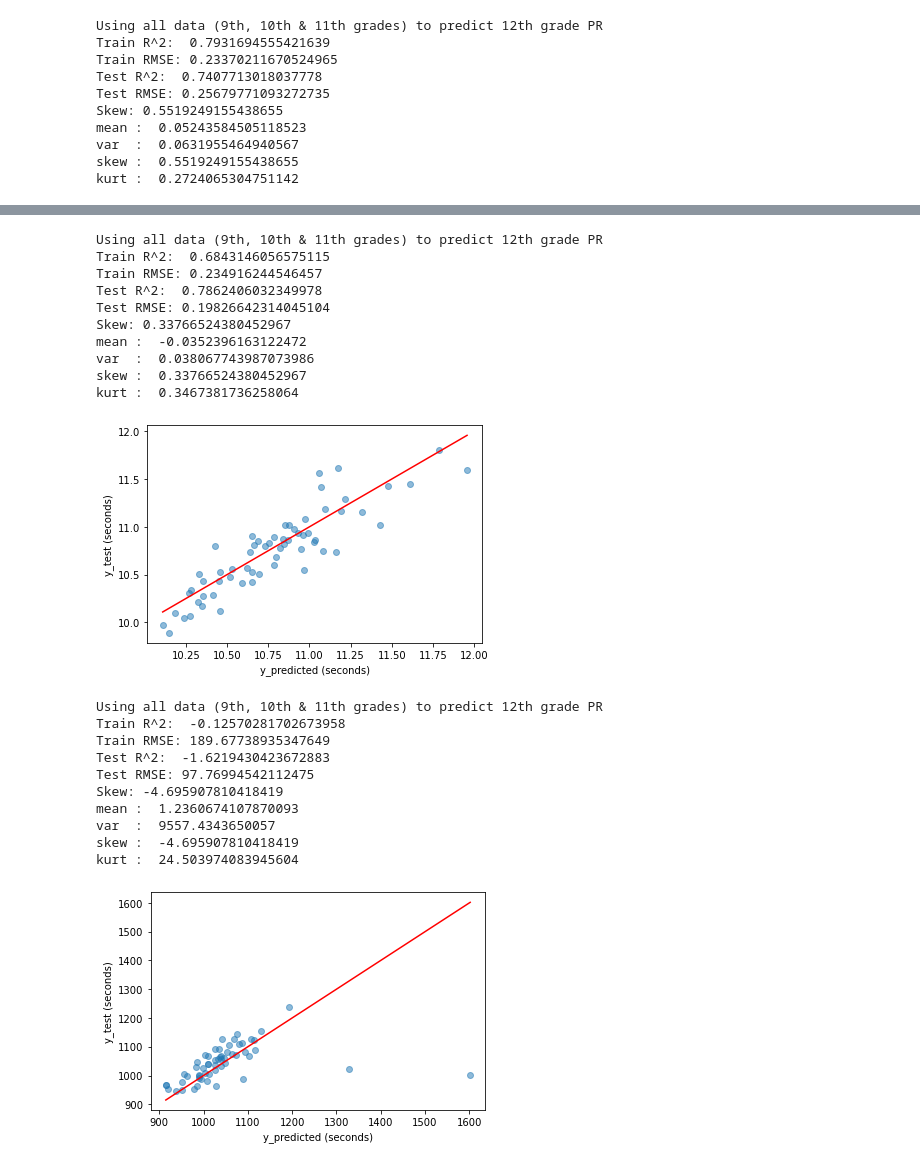
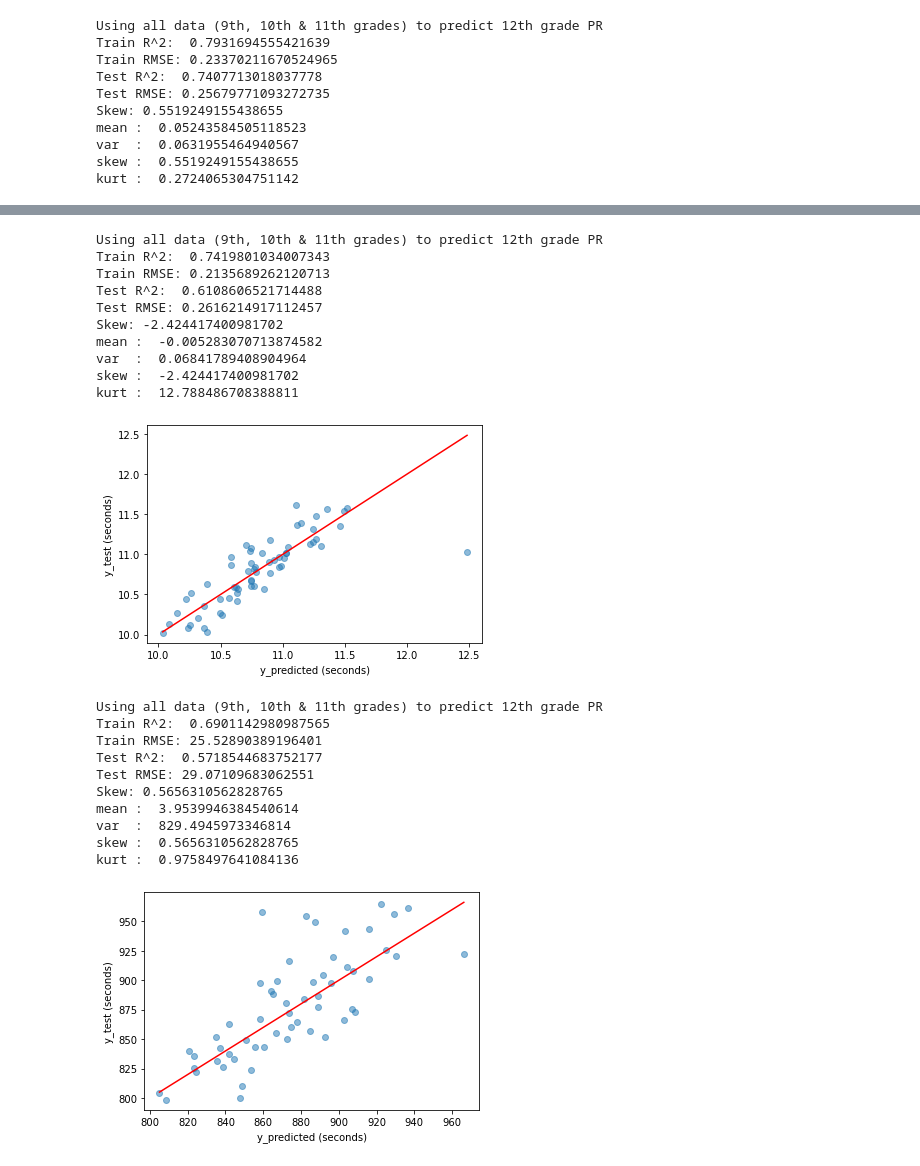
Before and after one commit to etalius/PredictingTrackResults, a Jupyter notebook: code/Linear Regression.ipynb, the cells around one changed output, grey strips where cells are left out. Saved outputs shown, nothing was run; the diff lists cells and outputs as text; code cells hidden in the pictures.

```diff
--- a/code/Linear Regression.ipynb
+++ b/code/Linear Regression.ipynb
@@ -114,6 +212,15 @@ del X['Grad_Yr']
 del X['Unnamed: 0']
 # %%
 X_train,X_test, y_train, y_test = train_test_split(X, y, test_size=0.15)
+
+# Create an empty model
+lr = LinearRegression()
+
+# Fit the model to the full dataset
+lr.fit(X_train, y_train)
+
+# Print out the R^2 for the model against the full dataset
+lr.score(X_train,y_train)
 
 y_pred = lr.predict(X_test)
 
@@ -142,16 +249,16 @@ print("skew : ",skew(data))
 print("kurt : ",kurtosis(data))
 # %% [output]
 Using all data (9th, 10th & 11th grades) to predict 12th grade PR
-Train R^2:  0.6843146056575115
-Train RMSE: 0.234916244546457
-Test R^2:  0.7862406032349978
-Test RMSE: 0.19826642314045104
-Skew: 0.33766524380452967
-mean :  -0.0352396163122472
-var  :  0.038067743987073986
-skew :  0.33766524380452967
-kurt :  0.3467381736258064
+Train R^2:  0.7419801034007343
+Train RMSE: 0.2135689262120713
+Test R^2:  0.6108606521714488
+Test RMSE: 0.2616214917112457
+Skew: -2.424417400981702
+mean :  -0.005283070713874582
+var  :  0.06841789408904964
+skew :  -2.424417400981702
+kurt :  12.788486708388811
-[figure, old version]
+[figure, new version]
 # %%
 Women5000 = pd.read_csv("5000_Women_Results.csv")
 y = Women5000['Sr_PR']
@@ -167,40 +274,49 @@ del X['Unnamed: 0']
 # %%
 X_train,X_test, y_train, y_test = train_test_split(X, y, test_size=0.15)
 
 y_pred = lr.predict(X_test)
+
+# Create an empty model
+lr = LinearRegression()
+
+# Fit the model to the full dataset
+lr.fit(X_train, y_train)
+
+# Print out the R^2 for the model against the full dataset
+lr.score(X_train,y_train)
 
 plt.scatter(y_pred,y_test,alpha=0.5);
 plt.ylabel('y_test (seconds)');
 plt.xlabel('y_predicted (seconds)');
 
 plt.plot([max(y_pred),min(y_pred)],[max(y_pred),min(y_pred)],color='r')
 #plt.plot([240,470],[240,470],color='r')
 
 #plt.savefig('test_vs_pred.png');
 
 print('Using all data (9th, 10th & 11th grades) to predict 12th grade PR')
 print('Train R^2: ',lr.score(X_train, y_train))
 print('Train RMSE:',
       sqrt(mean_squared_error(y_train, lr.predict(X_train))))
 print('Test R^2: ', lr.score(X_test, y_test))
 print('Test RMSE:',
         sqrt(mean_squared_error(y_test, lr.predict(X_test))))
 
 data = y_test-lr.predict(X_test)
 print('Skew:',skew(data))
 print("mean : ", np.mean(data))
 print("var  : ", np.var(data))
 print("skew : ",skew(data))
 print("kurt : ",kurtosis(data))
 # %% [output]
 Using all data (9th, 10th & 11th grades) to predict 12th grade PR
-Train R^2:  -0.12570281702673958
-Train RMSE: 189.67738935347649
-Test R^2:  -1.6219430423672883
-Test RMSE: 97.76994542112475
-Skew: -4.695907810418419
-mean :  1.2360674107870093
-var  :  9557.4343650057
-skew :  -4.695907810418419
-kurt :  24.503974083945604
+Train R^2:  0.6901142980987565
+Train RMSE: 25.52890389196401
+Test R^2:  0.5718544683752177
+Test RMSE: 29.07109683062551
+Skew: 0.5656310562828765
+mean :  3.9539946384540614
+var  :  829.4945973346814
+skew :  0.5656310562828765
+kurt :  0.9758497641084136
-[figure, old version]
+[figure, new version]
```
Also changed, not shown: parts of 12 cells of this notebook, 1 other file.
